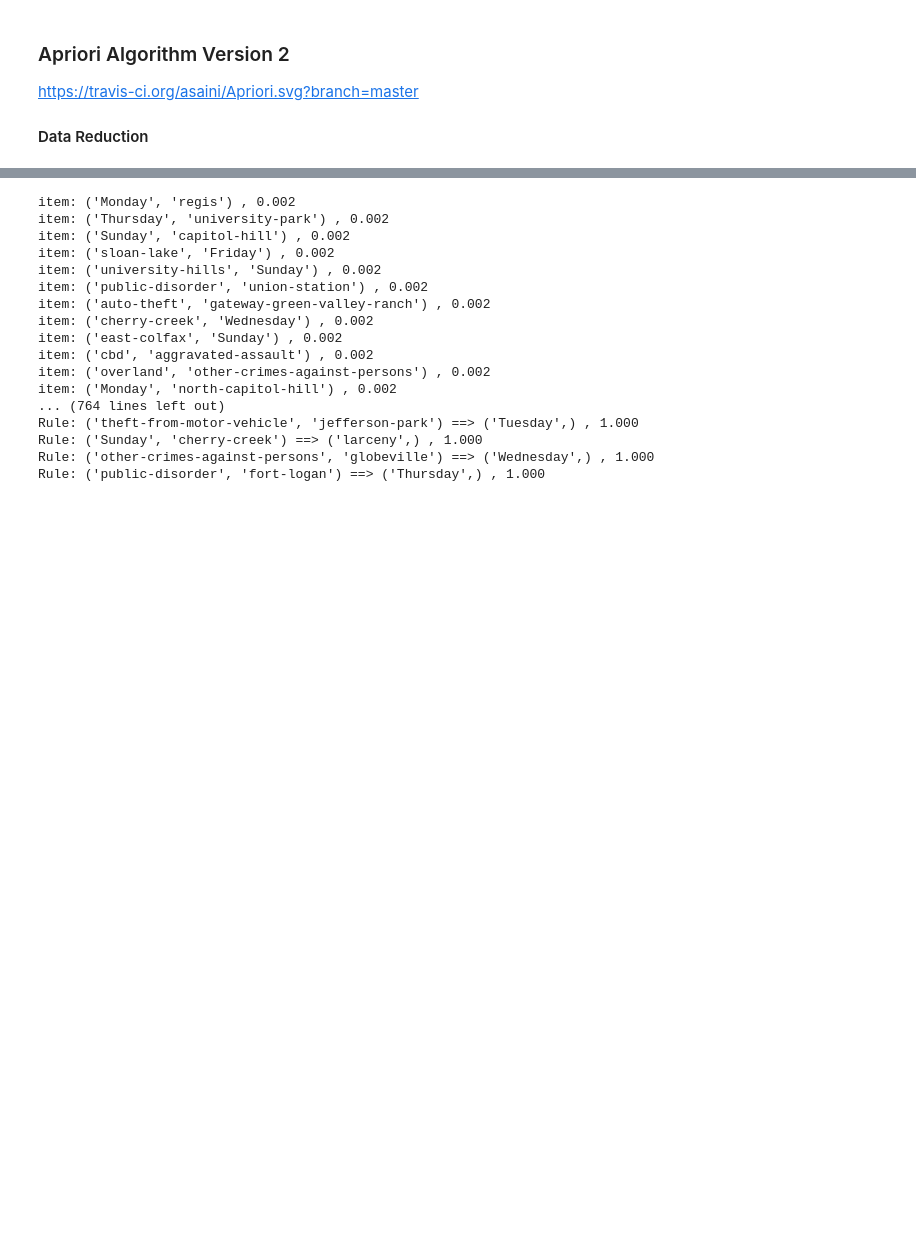
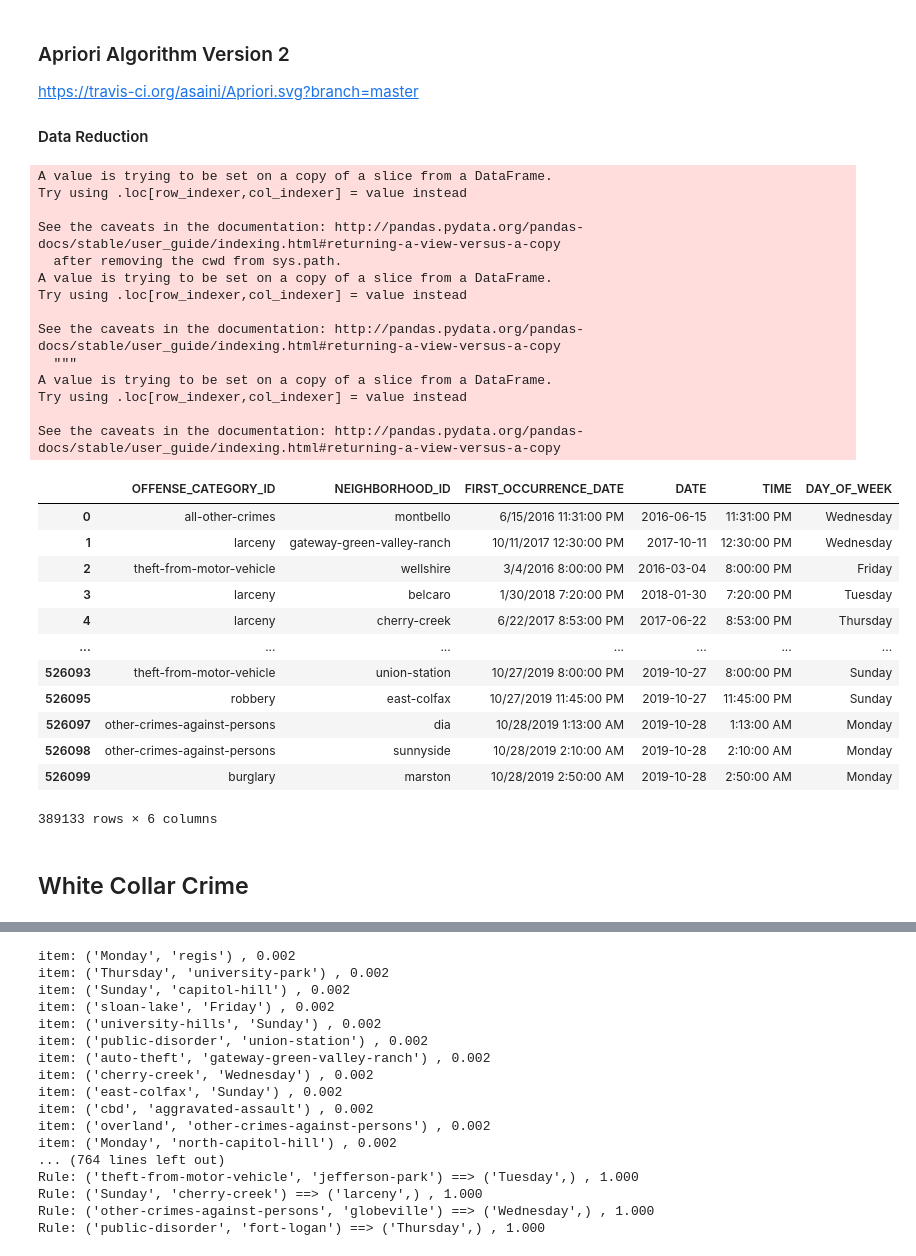
Before and after one commit to bittybueno/data-mining-project, a Jupyter notebook: Course_Project.ipynb, the cells around one changed output, grey strips where cells are left out. Drawn from its saved outputs; the diff is of its cells as text; code cells hidden in the pictures; blank space fills up the shorter version.

```diff
--- a/Course_Project.ipynb
+++ b/Course_Project.ipynb
@@ -70,8 +70,39 @@ https://travis-ci.org/asaini/Apriori.svg?branch=master
 #### Data Reduction
 # %%
 df2 = df[["OFFENSE_CATEGORY_ID", "NEIGHBORHOOD_ID","FIRST_OCCURRENCE_DATE"]]
-df2 = df2[df2.OFFENSE_CATEGORY_ID != "all-other-crimes"]
+# df2 = df2[df2.OFFENSE_CATEGORY_ID != "all-other-crimes"]
 
 df2['DATE'], df2['TIME'] = df2['FIRST_OCCURRENCE_DATE'].str.split(' ', 1).str
 df2['DATE'] = pd.to_datetime(df2['DATE'])
 df2['DAY_OF_WEEK'] = df2['DATE'].dt.day_name()
+df2
+# %% [output]
+A value is trying to be set on a copy of a slice from a DataFrame.
+Try using .loc[row_indexer,col_indexer] = value instead
+
+See the caveats in the documentation: http://pandas.pydata.org/pandas-docs/stable/user_guide/indexing.html#returning-a-view-versus-a-copy
+  after removing the cwd from sys.path.
+A value is trying to be set on a copy of a slice from a DataFrame.
+Try using .loc[row_indexer,col_indexer] = value instead
+
+See the caveats in the documentation: http://pandas.pydata.org/pandas-docs/stable/user_guide/indexing.html#returning-a-view-versus-a-copy
+  """
+A value is trying to be set on a copy of a slice from a DataFrame.
+Try using .loc[row_indexer,col_indexer] = value instead
+
+See the caveats in the documentation: http://pandas.pydata.org/pandas-docs/stable/user_guide/indexing.html#returning-a-view-versus-a-copy
+|  | OFFENSE_CATEGORY_ID | NEIGHBORHOOD_ID | FIRST_OCCURRENCE_DATE | DATE | TIME | DAY_OF_WEEK |
+| 0 | all-other-crimes | montbello | 6/15/2016 11:31:00 PM | 2016-06-15 | 11:31:00 PM | Wednesday |
+| 1 | larceny | gateway-green-valley-ranch | 10/11/2017 12:30:00 PM | 2017-10-11 | 12:30:00 PM | Wednesday |
+| 2 | theft-from-motor-vehicle | wellshire | 3/4/2016 8:00:00 PM | 2016-03-04 | 8:00:00 PM | Friday |
+| 3 | larceny | belcaro | 1/30/2018 7:20:00 PM | 2018-01-30 | 7:20:00 PM | Tuesday |
+| 4 | larceny | cherry-creek | 6/22/2017 8:53:00 PM | 2017-06-22 | 8:53:00 PM | Thursday |
+| ... | ... | ... | ... | ... | ... | ... |
+| 526093 | theft-from-motor-vehicle | union-station | 10/27/2019 8:00:00 PM | 2019-10-27 | 8:00:00 PM | Sunday |
+| 526095 | robbery | east-colfax | 10/27/2019 11:45:00 PM | 2019-10-27 | 11:45:00 PM | Sunday |
+| 526097 | other-crimes-against-persons | dia | 10/28/2019 1:13:00 AM | 2019-10-28 | 1:13:00 AM | Monday |
+| 526098 | other-crimes-against-persons | sunnyside | 10/28/2019 2:10:00 AM | 2019-10-28 | 2:10:00 AM | Monday |
+| 526099 | burglary | marston | 10/28/2019 2:50:00 AM | 2019-10-28 | 2:50:00 AM | Monday |
+389133 rows × 6 columns
+# %% [markdown]
+## White Collar Crime
```
Also changed, not shown: parts of 7 cells of this notebook, 3 other files.
